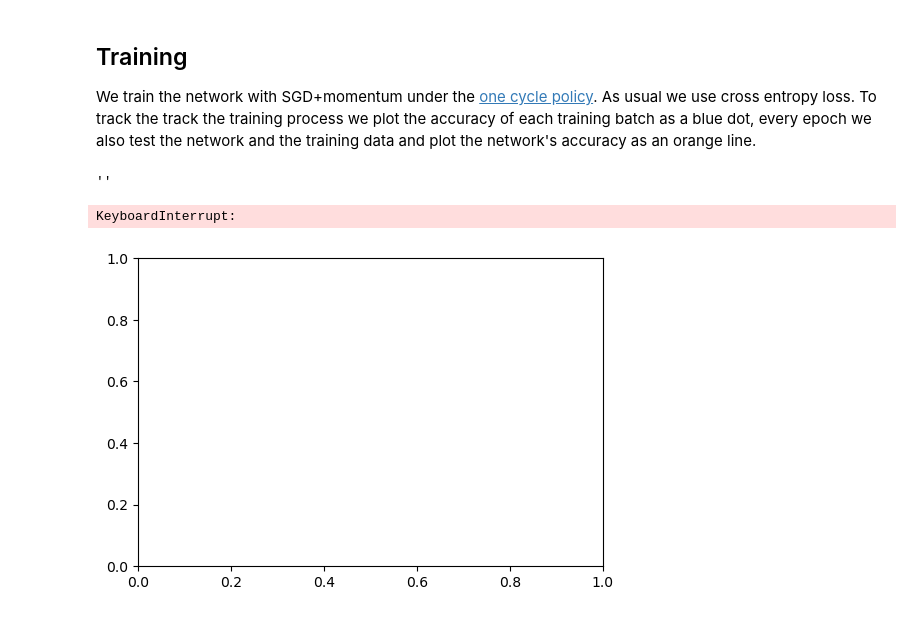
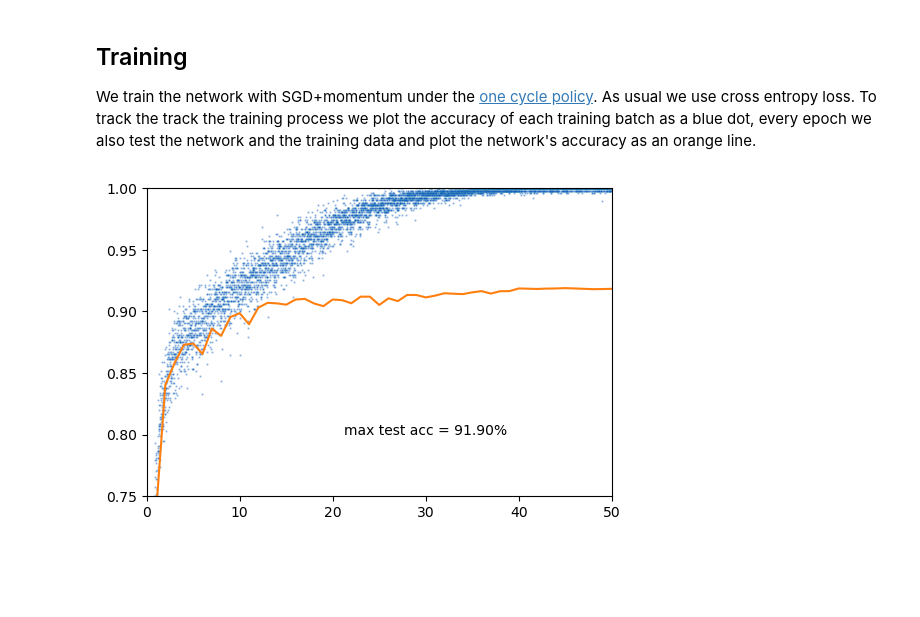
Before and after one commit to bmnsmets/semitorch, a Jupyter notebook: experiments/convnext_fashion.ipynb, the cells around one changed output. Cells and saved outputs as stored; diff of their text form; code cells hidden in the pictures; blank space fills up the shorter version.

```diff
--- a/experiments/convnext_fashion.ipynb
+++ b/experiments/convnext_fashion.ipynb
@@ -35,6 +71,6 @@ convnext_st_classic_atto has 3,700,160 parameters
 # %%
 # Load FashionMNIST dataset
-batch_size = 256
+batch_size = 512
 num_workers = 8
 
 transforms_train = transforms.Compose(
@@ -42,7 +78,6 @@ transforms_train = transforms.Compose(
         transforms.RandomHorizontalFlip(),
         transforms.ToTensor(),
         transforms.Normalize((0.286,),(0.353,)),
-        #transforms.RandomCrop((24, 24)),
     ]
 )
 
@@ -105,7 +140,7 @@ def train(model, device, trainloader, testloader, optimizer, scheduler, loss, ep
             l = loss(yout, y)
             l.backward()
             optimizer.step()
-            scheduler.step()
+            scheduler.step(epoch)
 
         accs.append(test(model, device, testloader))
 
@@ -136,26 +171,45 @@ def resetmodel(model: nn.Module) -> None:
 convnext_st_classic_atto.reset_parameters()
 # %%
 loss = nn.CrossEntropyLoss(label_smoothing=0.1)
-epochs = 40
+epochs = 50
+base_lr = 4e-3
 
-optimizer = torch.optim.SGD(convnext_st_classic_atto.parameters(),
-                lr=1.0e-3,
-                momentum=0.9,
-                weight_decay=1e-4
-            )
-scheduler = torch.optim.lr_scheduler.OneCycleLR(optimizer,
-                max_lr=1.0e-3,
-                anneal_strategy='linear',
-                pct_start=0.4,
-                three_phase=True,
-                final_div_factor=500.0,
-                div_factor=25.0,
-                steps_per_epoch=len(trainloader),
-                epochs=epochs
-            )
+# optimizer = torch.optim.SGD(
+#     convnext_st_classic_atto.parameters(), lr=base_lr, momentum=0.9, weight_decay=1e-4
+# )
+# scheduler = torch.optim.lr_scheduler.OneCycleLR(optimizer,
+#                 max_lr=0.5,
+#                 anneal_strategy='linear',
+#                 pct_start=0.4,
+#                 three_phase=True,
+#                 final_div_factor=500.0,
+#                 div_factor=25.0,
+#                 steps_per_epoch=len(trainloader),
+#                 epochs=epochs
+#             )
 
-train(convnext_st_classic_atto, device, trainloader, testloader, optimizer, scheduler, loss, epochs)
+
+optimizer = torch.optim.AdamW(convnext_st_classic_atto.parameters(), lr=base_lr, weight_decay=5e-3)
+scheduler = CosineLRScheduler(
+    optimizer,
+    t_initial=epochs,
+    warmup_t=5,
+    warmup_lr_init=base_lr/25,
+    lr_min=base_lr/500,
+)
+# lr_per_epoch = get_lr_per_epoch(scheduler, epochs)
+# plt.plot([i for i in range(epochs)], lr_per_epoch, label="With warmup")
+# plt.show()
+
+train(
+    convnext_st_classic_atto,
+    device,
+    trainloader,
+    testloader,
+    optimizer,
+    scheduler,
+    loss,
+    epochs,
+)
 # %% [output]
-''
-KeyboardInterrupt:
-[figure, old version]
+[figure, new version]
```
Also changed, not shown: parts of 4 cells of this notebook, 3 other files.
